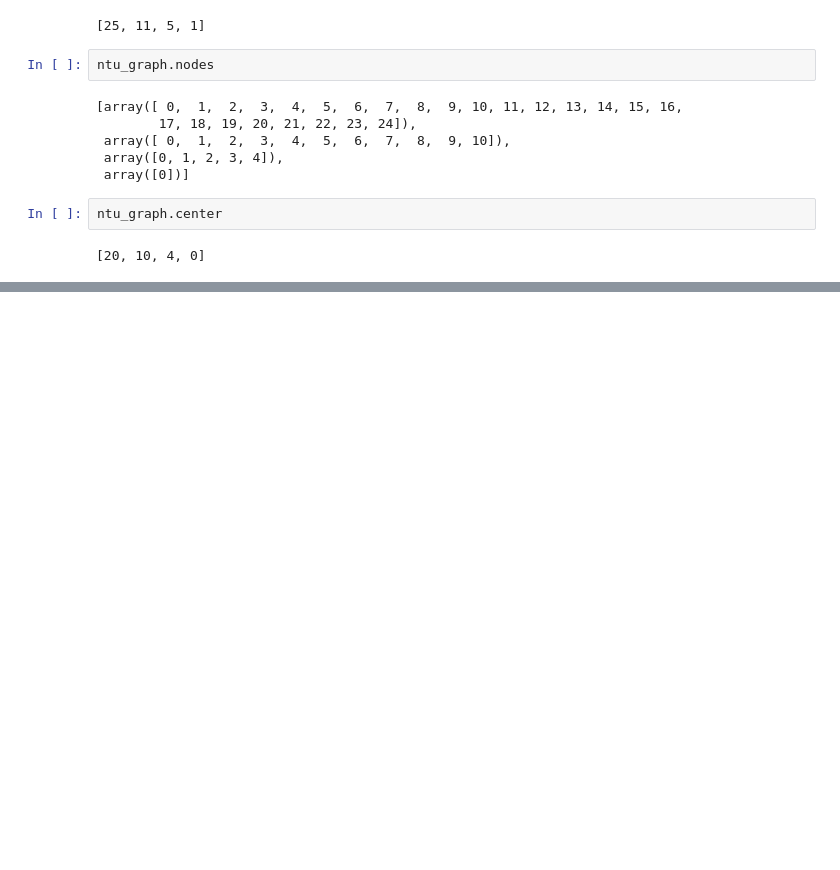
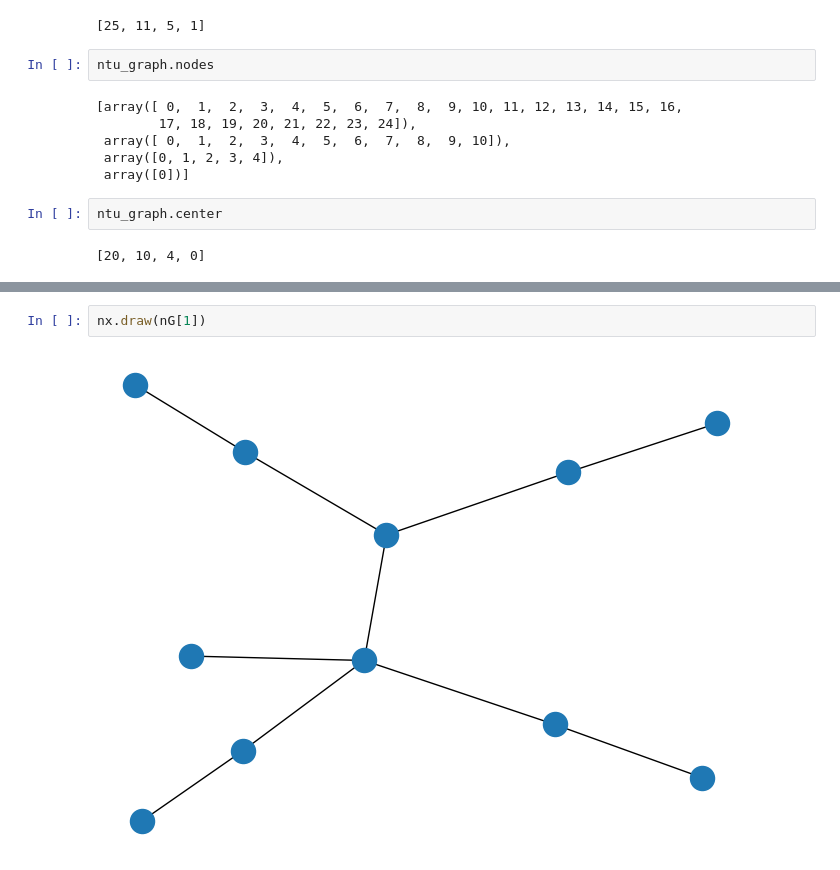
Before and after one commit to LimSuH/Kinetic_GAN_LimSuH, a Jupyter notebook: models/init_gan/confGraph.ipynb, the cells around one changed output, grey strips where cells are left out. Saved outputs shown, nothing was run; the diff lists cells and outputs as text; blank space fills up the shorter version.

```diff
--- a/models/init_gan/confGraph.ipynb
+++ b/models/init_gan/confGraph.ipynb
@@ -40,0 +53,4 @@ ntu_graph.center
+# %%
+nx.draw(nG[1])
+# %% [output]
+[figure, added]
```
Also changed, not shown: parts of 24 cells of this notebook, 2 other files.
